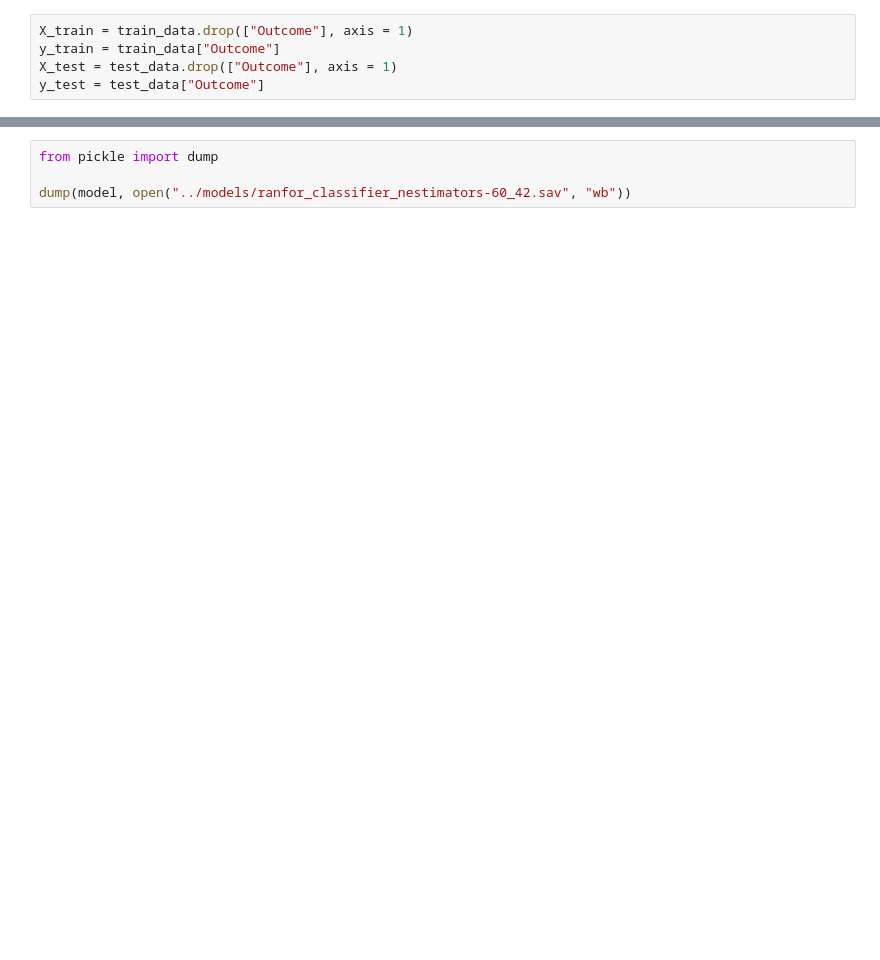
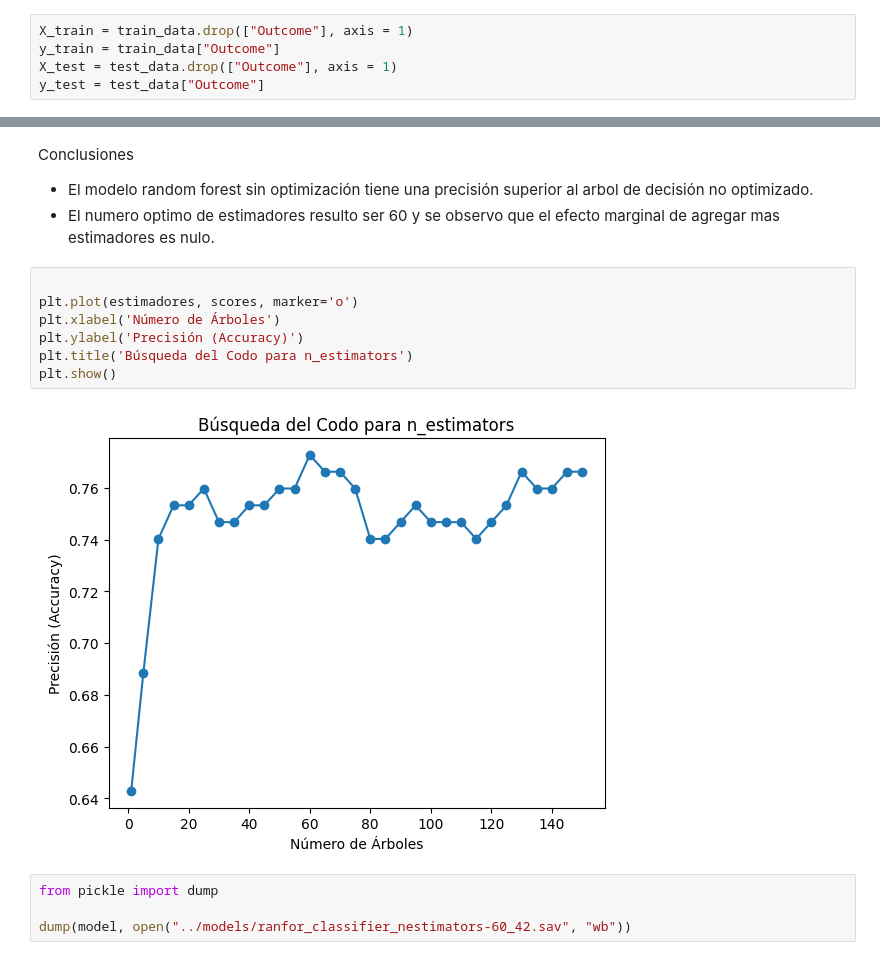
Before and after one commit to guill31295-pixel/Random-Forest., a Jupyter notebook: src/explore.ipynb, the cells around one changed output, grey strips where cells are left out. Cells and saved outputs as stored; diff of their text form; blank space fills up the shorter version.

```diff
--- a/src/explore.ipynb
+++ b/src/explore.ipynb
@@ -45,3 +61,17 @@ accuracy_score(y_test, y_pred)
+# %% [markdown]
+Conclusiones
+
+- El modelo random forest sin optimización tiene una precisión superior al arbol de decisión no optimizado.
+- El numero optimo de estimadores resulto ser 60 y se observo que el efecto marginal de agregar mas estimadores es nulo.
+# %%
+
+plt.plot(estimadores, scores, marker='o')
+plt.xlabel('Número de Árboles')
+plt.ylabel('Precisión (Accuracy)')
+plt.title('Búsqueda del Codo para n_estimators')
+plt.show()
+# %% [output]
+[figure, added]
 # %%
 from pickle import dump
 
```
Also changed, not shown: parts of 5 cells of this notebook, 1 other file.
